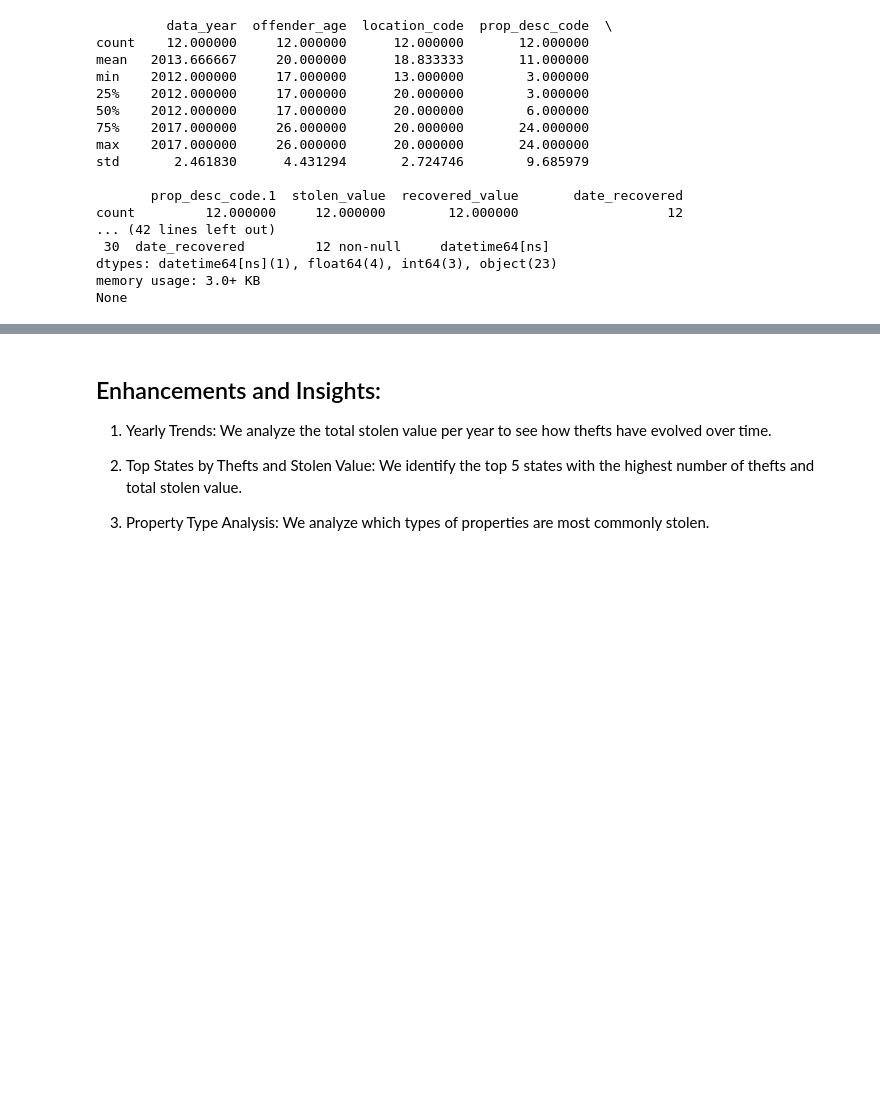
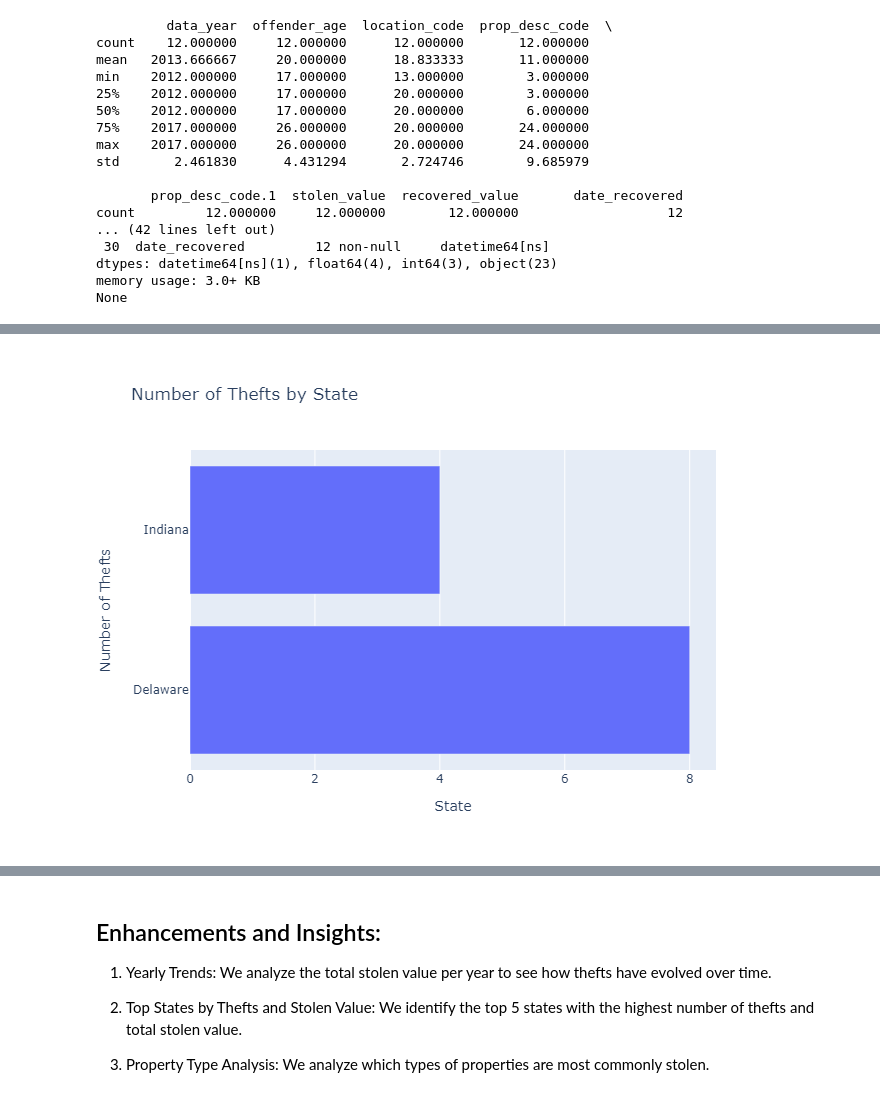
Before and after one commit to tomiwaayanwale/Cargo_theft, a Jupyter notebook: cargo dataset.ipynb, the cells around one changed output, grey strips where cells are left out. Cells and saved outputs as stored; diff of their text form; code cells hidden in the pictures; blank space fills up the shorter version.

```diff
--- a/cargo dataset.ipynb
+++ b/cargo dataset.ipynb
@@ -156,0 +168,5 @@ fig.show()
+# %%
+iii=Image.open("Theft by state.png")
+iii
+# %% [output]
+[figure, added]
```
Also changed, not shown: parts of 19 cells of this notebook.
